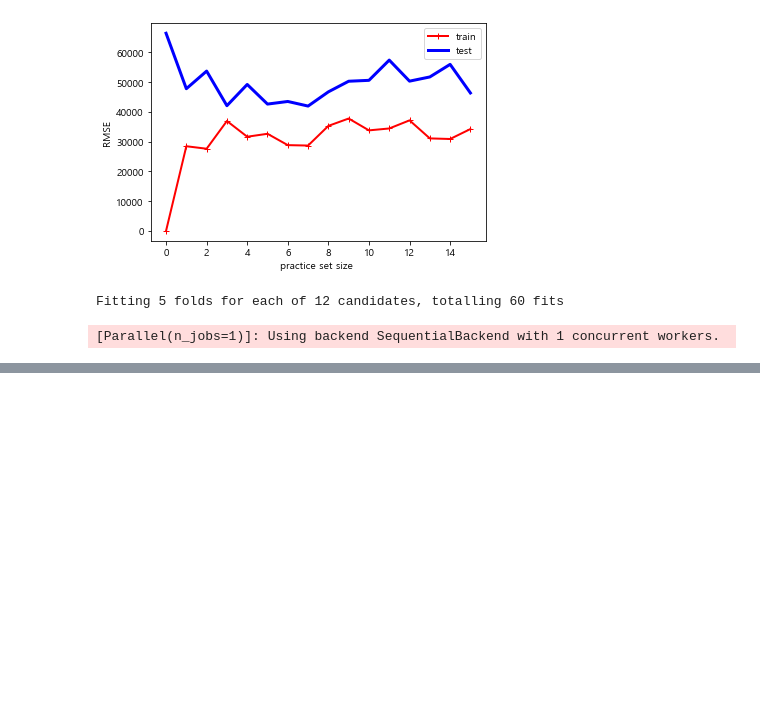
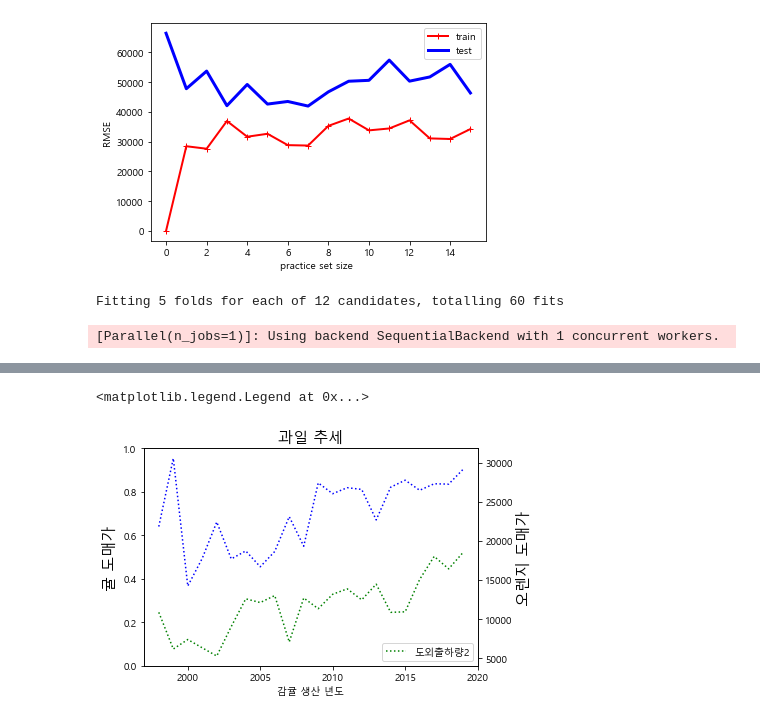
Before and after one commit to Joonyeong97/Python_study, a Jupyter notebook: Python/script/1_project/1_project2.ipynb, the cells around one changed output, grey strips where cells are left out. Saved outputs shown, nothing was run; the diff lists cells and outputs as text; code cells hidden in the pictures; blank space fills up the shorter version.

```diff
--- a/Python/script/1_project/1_project2.ipynb
+++ b/Python/script/1_project/1_project2.ipynb
@@ -707,0 +733,2 @@ Fitting 5 folds for each of 12 candidates, totalling 60 fits
+# %%
+pr = pd.read_csv("asdasd.csv" ,encoding='euc-kr')
@@ -707,0 +755,3 @@ Fitting 5 folds for each of 12 candidates, totalling 60 fits
+# %%
+g1 = pr.iloc[:,1]
+g2 = pr.iloc[:,3]
@@ -707,0 +765,25 @@ Fitting 5 folds for each of 12 candidates, totalling 60 fits
+# %%
+%matplotlib inline
+
+fig, ax0 =plt.subplots()
+ax1 = ax0.twinx()
+font1 = {'size' :15, 'color':'black'}
+font2 = {'size' :15, 'color':'black'}
+ax0.set_title("과일 추세",fontdict=font1)
+ax1.plot(graph1_x, g1,'g:')
+ax0.set_ylabel("귤 도매가",fontdict=font2)
+ax0.grid(False)
+
+ax1.plot(graph1_x, g2,'b:')
+ax1.set_ylabel("오렌지 도매가",fontdict=font2)
+plt.legend(['도외출하량'])
+ax1.grid(False)
+
+
+
+ax0.set_xlabel("감귤 생산 년도")
+
+plt.legend(['도외출하량2'])
+# %% [output]
+<matplotlib.legend.Legend at 0x...>
+[figure, added]
```
Also changed, not shown: parts of 18 cells of this notebook, 7 other files.
